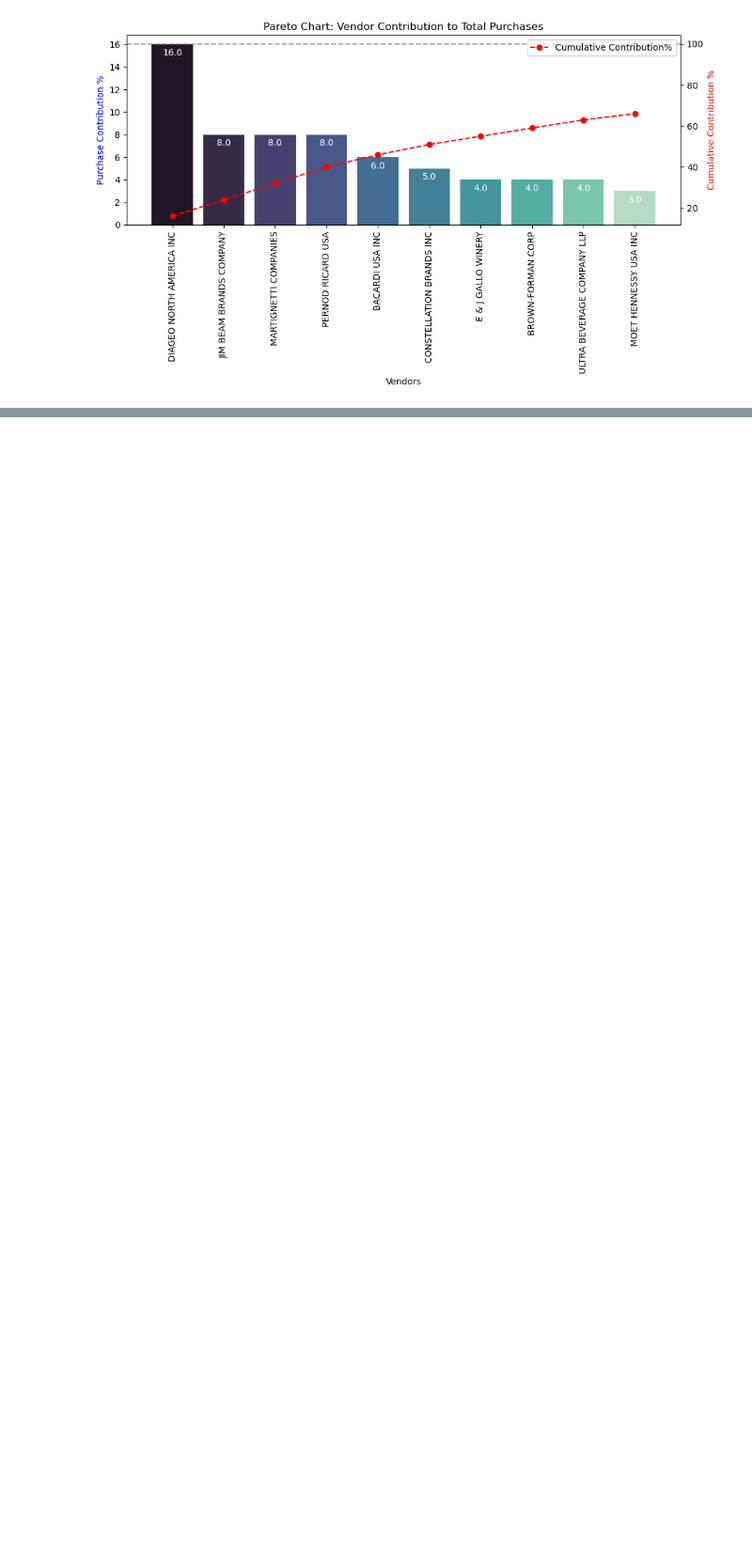
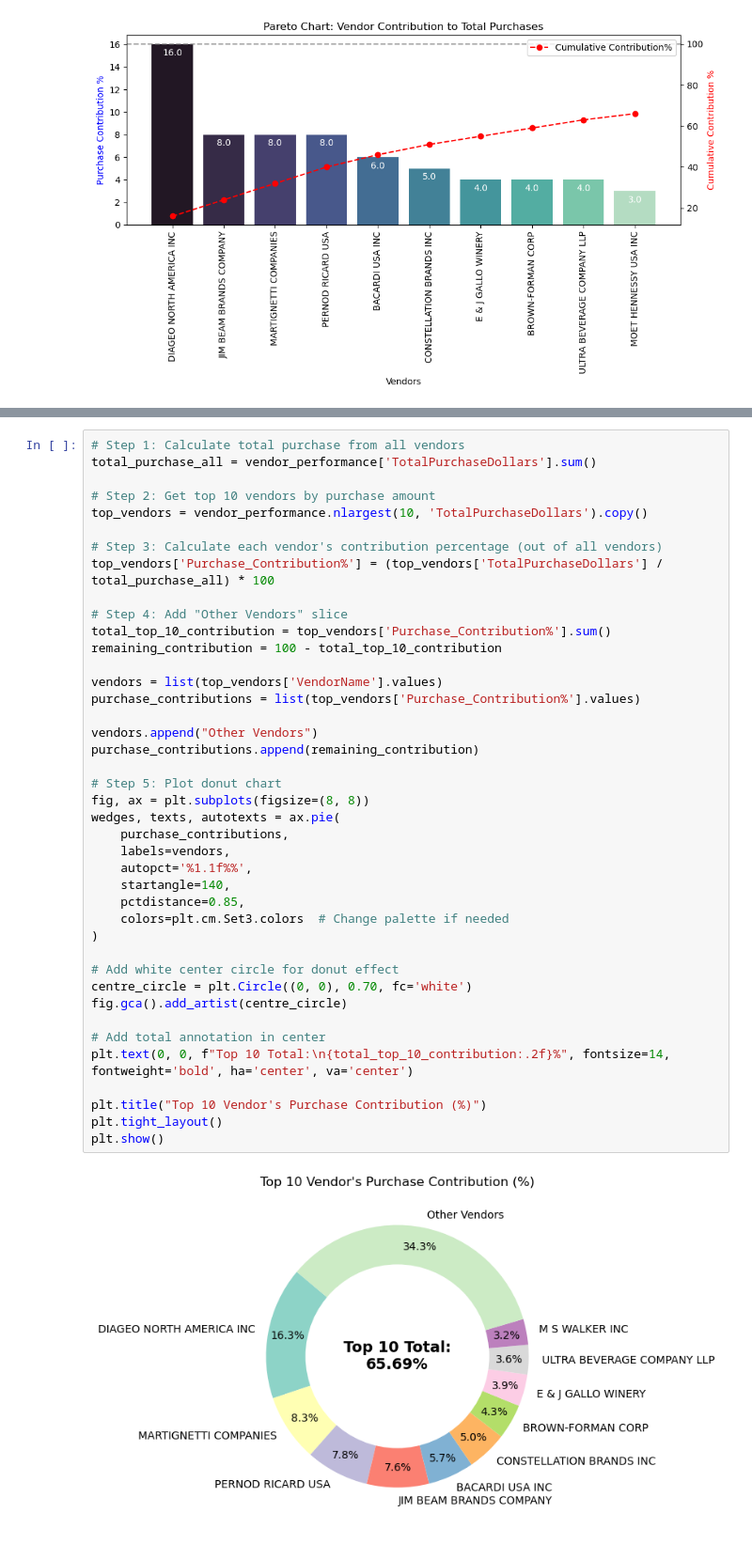
Before and after one commit to eharshit/VendorIQ, a Jupyter notebook: Vendor performance.ipynb, the cells around one changed output, grey strips where cells are left out. Shown at 94% size. Cells and saved outputs as stored; diff of their text form; blank space fills up the shorter version.

Commit message:
Calculate and display the total procurement contribution of top vendors.

```diff
--- a/Vendor performance.ipynb
+++ b/Vendor performance.ipynb
@@ -83,0 +90,43 @@ plt.show()
+# %%
+# Step 1: Calculate total purchase from all vendors
+total_purchase_all = vendor_performance['TotalPurchaseDollars'].sum()
+
+# Step 2: Get top 10 vendors by purchase amount
+top_vendors = vendor_performance.nlargest(10, 'TotalPurchaseDollars').copy()
+
+# Step 3: Calculate each vendor's contribution percentage (out of all vendors)
+top_vendors['Purchase_Contribution%'] = (top_vendors['TotalPurchaseDollars'] / total_purchase_all) * 100
+
+# Step 4: Add "Other Vendors" slice
+total_top_10_contribution = top_vendors['Purchase_Contribution%'].sum()
+remaining_contribution = 100 - total_top_10_contribution
+
+vendors = list(top_vendors['VendorName'].values)
+purchase_contributions = list(top_vendors['Purchase_Contribution%'].values)
+
+vendors.append("Other Vendors")
+purchase_contributions.append(remaining_contribution)
+
+# Step 5: Plot donut chart
+fig, ax = plt.subplots(figsize=(8, 8))
+wedges, texts, autotexts = ax.pie(
+    purchase_contributions,
+    labels=vendors,
+    autopct='%1.1f%%',
+    startangle=140,
+    pctdistance=0.85,
+    colors=plt.cm.Set3.colors  # Change palette if needed
+)
+
+# Add white center circle for donut effect
+centre_circle = plt.Circle((0, 0), 0.70, fc='white')
+fig.gca().add_artist(centre_circle)
+
+# Add total annotation in center
+plt.text(0, 0, f"Top 10 Total:\n{total_top_10_contribution:.2f}%", fontsize=14, fontweight='bold', ha='center', va='center')
+
+plt.title("Top 10 Vendor's Purchase Contribution (%)")
+plt.tight_layout()
+plt.show()
+# %% [output]
+[figure, added]
```
Also changed, not shown: parts of 2 cells of this notebook.
